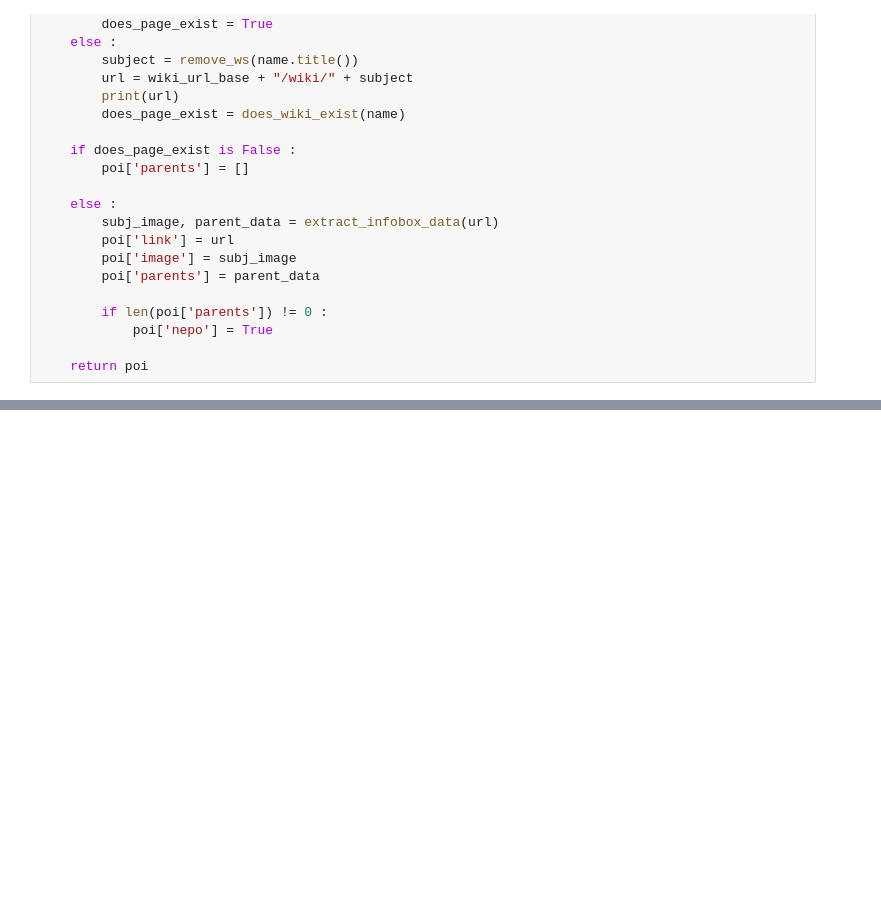
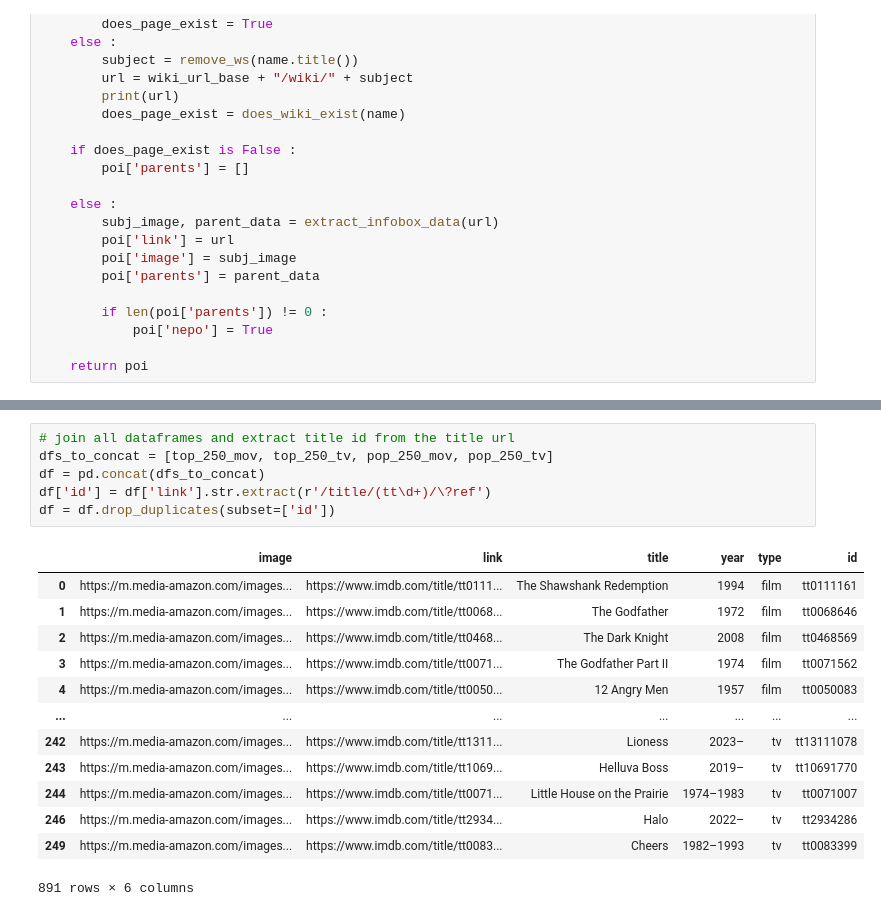
Before and after one commit to jessvoiture/are_they_a_nepo, a Jupyter notebook: nepos.ipynb, the cells around one changed output, grey strips where cells are left out. Cells and saved outputs as stored; diff of their text form; blank space fills up the shorter version.

```diff
--- a/nepos.ipynb
+++ b/nepos.ipynb
@@ -556,0 +485,20 @@ def are_they_a_nepo(name, wiki_name_link = ""):
+# %%
+# join all dataframes and extract title id from the title url
+dfs_to_concat = [top_250_mov, top_250_tv, pop_250_mov, pop_250_tv]
+df = pd.concat(dfs_to_concat)
+df['id'] = df['link'].str.extract(r'/title/(tt\d+)/\?ref')
+df = df.drop_duplicates(subset=['id'])
+# %% [output]
+|  | image | link | title | year | type | id |
+| 0 | https://m.media-amazon.com/images... | https://www.imdb.com/title/tt0111... | The Shawshank Redemption | 1994 | film | tt0111161 |
+| 1 | https://m.media-amazon.com/images... | https://www.imdb.com/title/tt0068... | The Godfather | 1972 | film | tt0068646 |
+| 2 | https://m.media-amazon.com/images... | https://www.imdb.com/title/tt0468... | The Dark Knight | 2008 | film | tt0468569 |
+| 3 | https://m.media-amazon.com/images... | https://www.imdb.com/title/tt0071... | The Godfather Part II | 1974 | film | tt0071562 |
+| 4 | https://m.media-amazon.com/images... | https://www.imdb.com/title/tt0050... | 12 Angry Men | 1957 | film | tt0050083 |
+| ... | ... | ... | ... | ... | ... | ... |
+| 242 | https://m.media-amazon.com/images... | https://www.imdb.com/title/tt1311... | Lioness | 2023– | tv | tt13111078 |
+| 243 | https://m.media-amazon.com/images... | https://www.imdb.com/title/tt1069... | Helluva Boss | 2019– | tv | tt10691770 |
+| 244 | https://m.media-amazon.com/images... | https://www.imdb.com/title/tt0071... | Little House on the Prairie | 1974–1983 | tv | tt0071007 |
+| 246 | https://m.media-amazon.com/images... | https://www.imdb.com/title/tt2934... | Halo | 2022– | tv | tt2934286 |
+| 249 | https://m.media-amazon.com/images... | https://www.imdb.com/title/tt0083... | Cheers | 1982–1993 | tv | tt0083399 |
+891 rows × 6 columns
```
Also changed, not shown: parts of 19 cells of this notebook, 3 other files.
